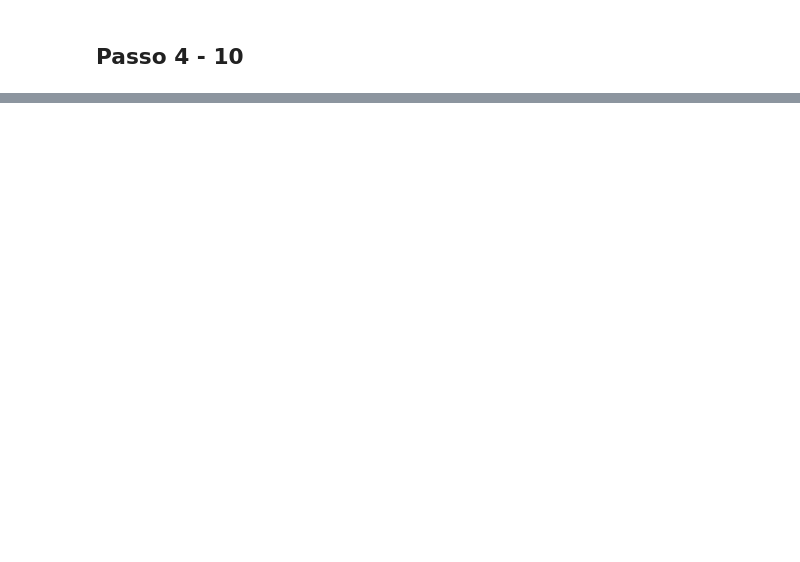
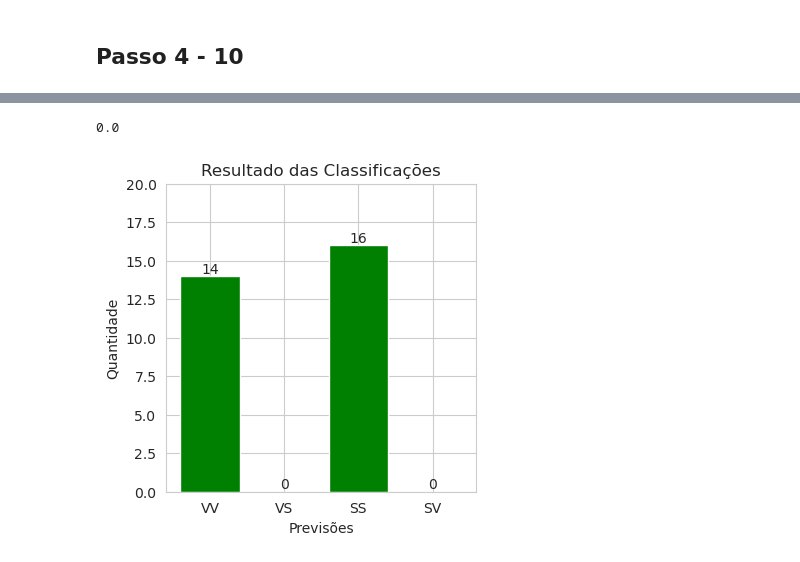
Before and after one commit to eulergomees/neural_networks, a Jupyter notebook: perceptron_iris.ipynb, the cells around one changed output, grey strips where cells are left out. Saved outputs shown, nothing was run; the diff lists cells and outputs as text; code cells hidden in the pictures; blank space fills up the shorter version.

```diff
--- a/perceptron_iris.ipynb
+++ b/perceptron_iris.ipynb
@@ -187,0 +254,22 @@ KeyboardInterrupt:
+# %%
+#calculo de acuracia
+acuracia = (np.sum(yhat_display == -1) / n_amostras) * 100
+print(acuracia)
+
+if cm.shape == (2, 2):
+   resultado = [cm[0, 0], cm[0, 1], cm[1, 1], cm[1, 0]]
+   labels = ['VV', 'VS', 'SS', 'SV']
+   colors = ['green', 'red', 'green', 'red']
+
+   plt.figure(figsize=(4, 4))
+   plt.bar(labels, resultado, color=colors)
+   plt.xlabel('Previsões')
+   plt.ylabel('Quantidade')
+   plt.title('Resultado das Classificações')
+   plt.ylim(0, 20)
+   for i, v in enumerate(resultado):
+      plt.text(i, v + 0.2, str(v), ha='center')
+   plt.show()
+# %% [output]
+0.0
+[figure, added]
```
Also changed, not shown: parts of 14 cells of this notebook.
